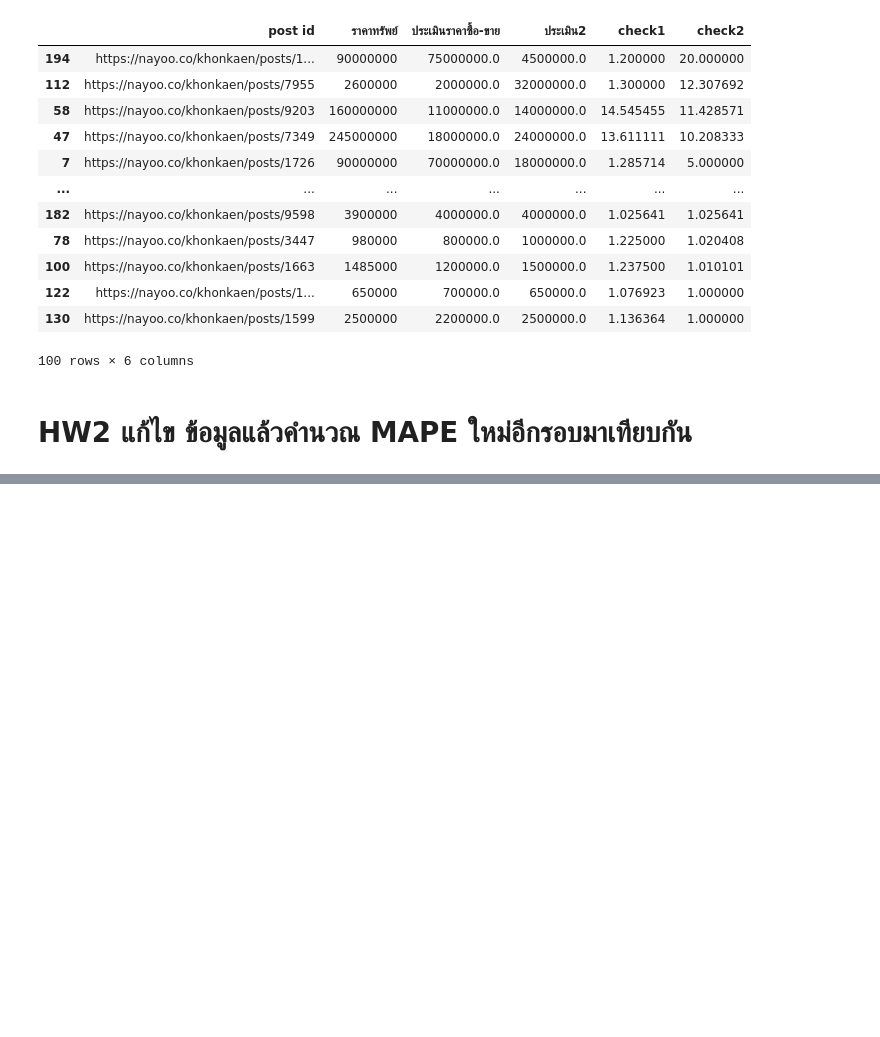
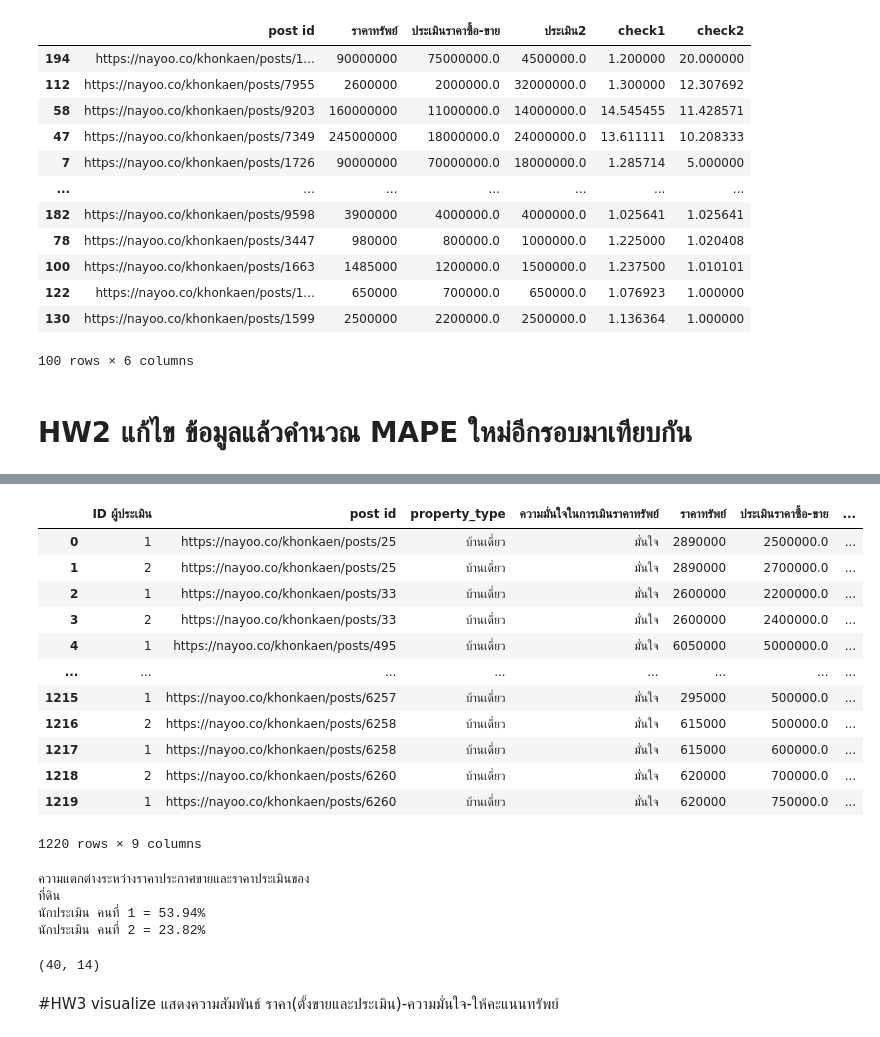
Before and after one commit to tohnperfect/bsc_dpdm22, a Jupyter notebook: [dataprep1]_property_estimator.ipynb, the cells around one changed output, grey strips where cells are left out. Saved outputs shown, nothing was run; the diff lists cells and outputs as text; code cells hidden in the pictures; blank space fills up the shorter version.

```diff
--- a/[dataprep1]_property_estimator.ipynb
+++ b/[dataprep1]_property_estimator.ipynb
@@ -465,0 +495,40 @@ land.sort_values(by=['check2'],ascending=False)
+# %%
+link = 'https://docs.google.com/spreadsheets/d/1jIF55aFmr8rqqK7dBMXoyA71TWlHdIiiQAa0p1Dr794/export?format=xlsx'
+land = pd.read_excel(link,sheet_name='บ้าน')
+land
+# %% [output]
+|  | ID ผู้ประเมิน | post id | property_type | ความมั่นใจในการเมินราคาทรัพย์ | ราคาทรัพย์ | ประเมินราคาซื้อ-ขาย | ... |
+| 0 | 1 | https://nayoo.co/khonkaen/posts/25 | บ้านเดี่ยว | มั่นใจ | 2890000 | 2500000.0 | ... |
+| 1 | 2 | https://nayoo.co/khonkaen/posts/25 | บ้านเดี่ยว | มั่นใจ | 2890000 | 2700000.0 | ... |
+| 2 | 1 | https://nayoo.co/khonkaen/posts/33 | บ้านเดี่ยว | มั่นใจ | 2600000 | 2200000.0 | ... |
+| 3 | 2 | https://nayoo.co/khonkaen/posts/33 | บ้านเดี่ยว | มั่นใจ | 2600000 | 2400000.0 | ... |
+| 4 | 1 | https://nayoo.co/khonkaen/posts/495 | บ้านเดี่ยว | มั่นใจ | 6050000 | 5000000.0 | ... |
+| ... | ... | ... | ... | ... | ... | ... | ... |
+| 1215 | 1 | https://nayoo.co/khonkaen/posts/6257 | บ้านเดี่ยว | มั่นใจ | 295000 | 500000.0 | ... |
+| 1216 | 2 | https://nayoo.co/khonkaen/posts/6258 | บ้านเดี่ยว | มั่นใจ | 615000 | 500000.0 | ... |
+| 1217 | 1 | https://nayoo.co/khonkaen/posts/6258 | บ้านเดี่ยว | มั่นใจ | 615000 | 600000.0 | ... |
+| 1218 | 2 | https://nayoo.co/khonkaen/posts/6260 | บ้านเดี่ยว | มั่นใจ | 620000 | 700000.0 | ... |
+| 1219 | 1 | https://nayoo.co/khonkaen/posts/6260 | บ้านเดี่ยว | มั่นใจ | 620000 | 750000.0 | ... |
+1220 rows × 9 columns
+# %%
+temp = pd.read_excel('/content/drive/MyDrive/bsc_DMPM_data/คำตอบนักประเมิน_fixed.xlsx',sheet_name='ที่ดิน')
+id1 = temp[temp['ID ผู้ประเมิน']==1]
+id1 = id1.dropna(subset=['ราคาทรัพย์','ประเมินราคาซื้อ-ขาย'])
+id2 = temp[temp['ID ผู้ประเมิน']==2]
+id2 = id2.dropna(subset=['ราคาทรัพย์','ประเมินราคาซื้อ-ขาย'])
+id1MAPE = MAPE(id1['ประเมินราคาซื้อ-ขาย'],pd.to_numeric(id1['ราคาทรัพย์']))
+id2MAPE = MAPE(id2['ประเมินราคาซื้อ-ขาย'],pd.to_numeric(id2['ราคาทรัพย์']))
+print(f'ความแตกต่างระหว่างราคาประกาศขายและราคาประเมินของ\nที่ดิน\nนักประเมิน คนที่ 1 = {id1MAPE*100:.2f}%\nนักประเมิน คนที่ 2 = {id2MAPE*100:.2f}%')
+id2['ประเมิน2'] = id2['post id'].map(id1.set_index('post id')['ประเมินราคาซื้อ-ขาย'])
+id2_d = id2.dropna(subset=['ประเมินราคาซื้อ-ขาย','ประเมิน2','ราคาทรัพย์'])
+# %% [output]
+ความแตกต่างระหว่างราคาประกาศขายและราคาประเมินของ
+ที่ดิน
+นักประเมิน คนที่ 1 = 53.94%
+นักประเมิน คนที่ 2 = 23.82%
+# %%
+id2_d.shape
+# %% [output]
+(40, 14)
+# %% [markdown]
+#HW3 visualize แสดงความสัมพันธ์ ราคา(ตั้งขายและประเมิน)-ความมั่นใจ-ให้คะแนนทรัพย์
```
Also changed, not shown: parts of 4 cells of this notebook.
